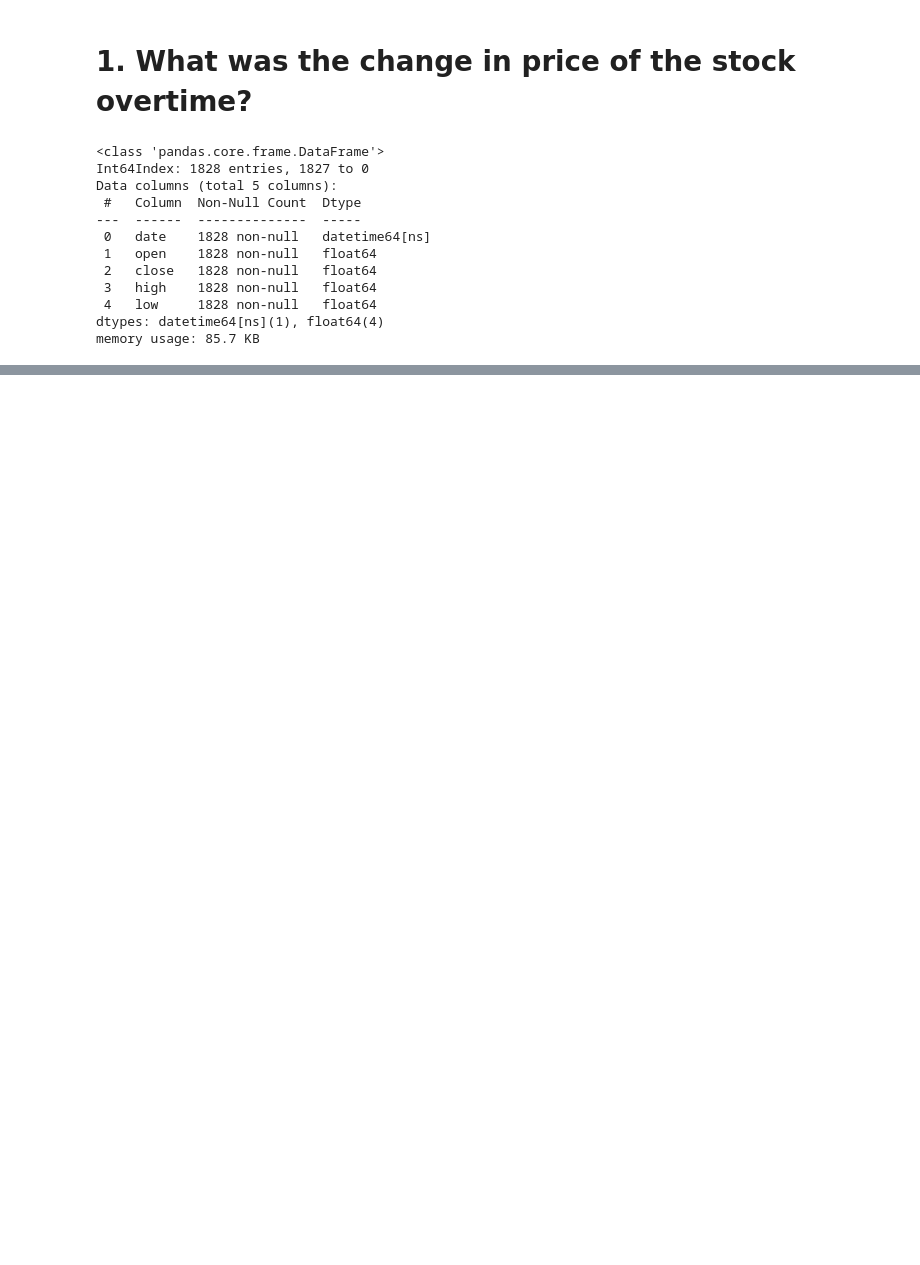
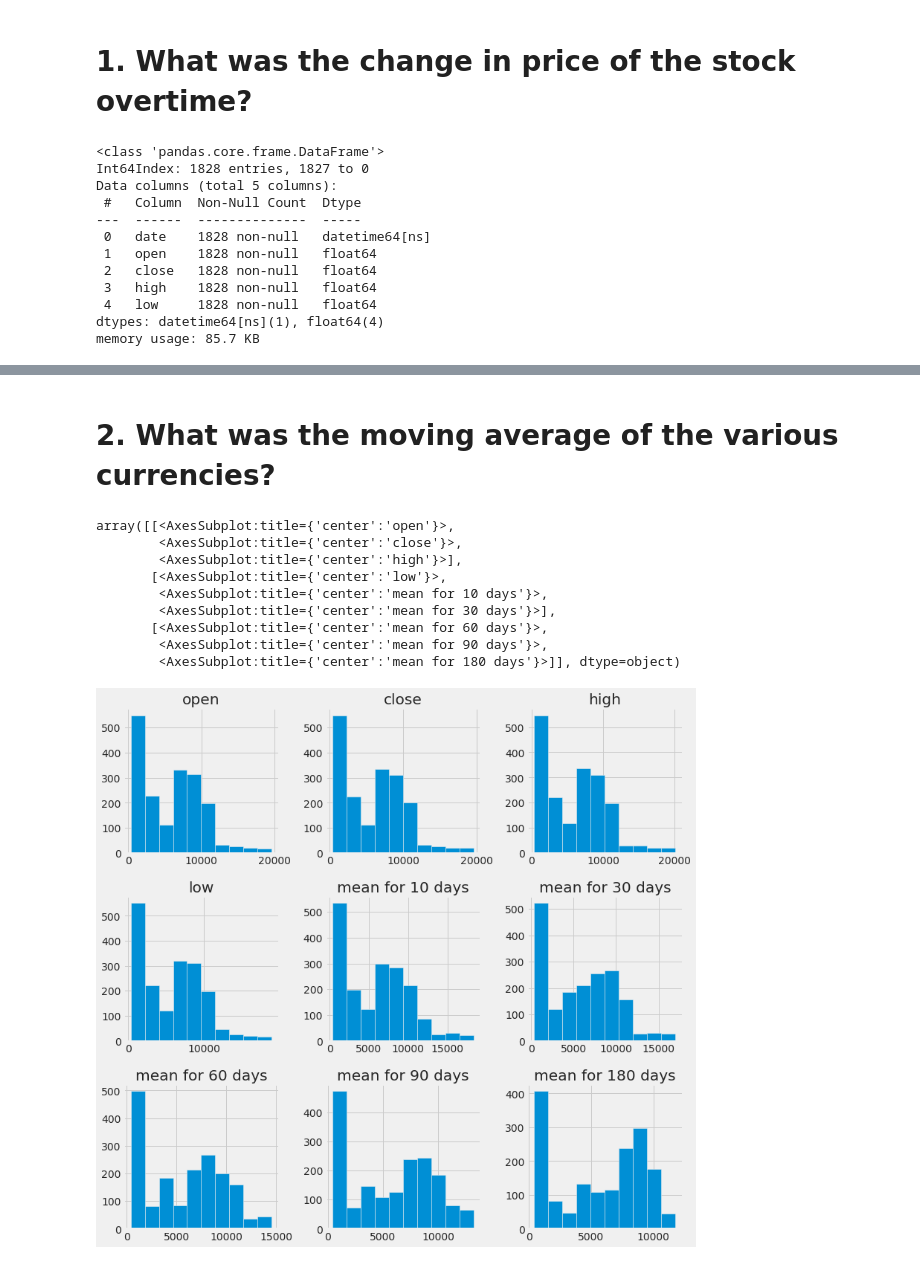
Before and after one commit to Vepnar/Invester-AI, a Jupyter notebook: notebooks/Analysis.ipynb, the cells around one changed output, grey strips where cells are left out. Cells and saved outputs as stored; diff of their text form; code cells hidden in the pictures; blank space fills up the shorter version.

Commit message:
Added new block to analyse mean

```diff
--- a/notebooks/Analysis.ipynb
+++ b/notebooks/Analysis.ipynb
@@ -79,0 +75,22 @@ XRP
+# %% [markdown]
+# 2. What was the moving average of the various currencies?
+# %%
+average_days = [10, 30, 60, 90, 180]
+
+for average in average_days:
+    for market in markets:
+        column_name = f'mean for {average} days'
+        market_data[market][column_name] = market_data[market]['close'].rolling(average).mean()
+
+market_data['BTC'].hist(figsize=(12, 12));
+# %% [output]
+array([[<AxesSubplot:title={'center':'open'}>,
+        <AxesSubplot:title={'center':'close'}>,
+        <AxesSubplot:title={'center':'high'}>],
+       [<AxesSubplot:title={'center':'low'}>,
+        <AxesSubplot:title={'center':'mean for 10 days'}>,
+        <AxesSubplot:title={'center':'mean for 30 days'}>],
+       [<AxesSubplot:title={'center':'mean for 60 days'}>,
+        <AxesSubplot:title={'center':'mean for 90 days'}>,
+        <AxesSubplot:title={'center':'mean for 180 days'}>]], dtype=object)
+[figure, added]
```
Also changed, not shown: parts of 4 cells of this notebook.
